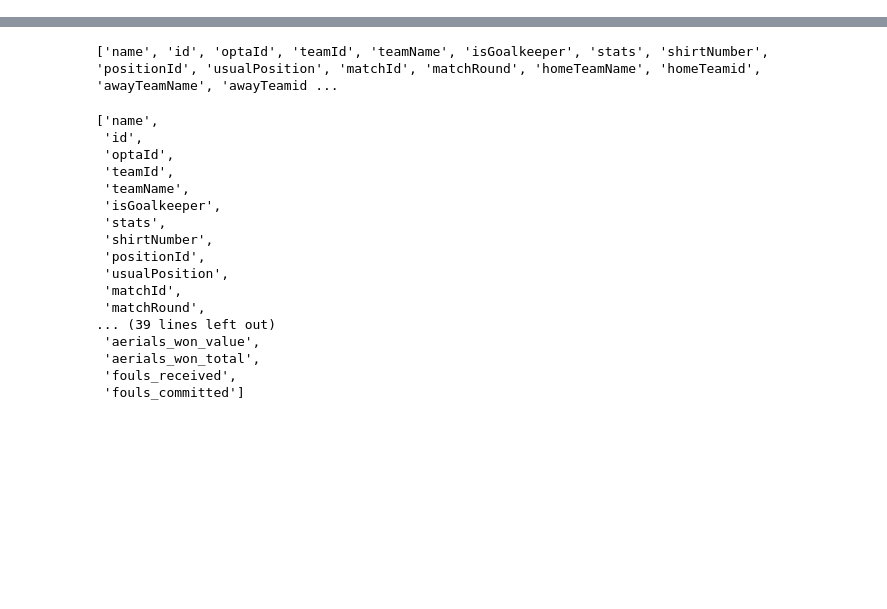
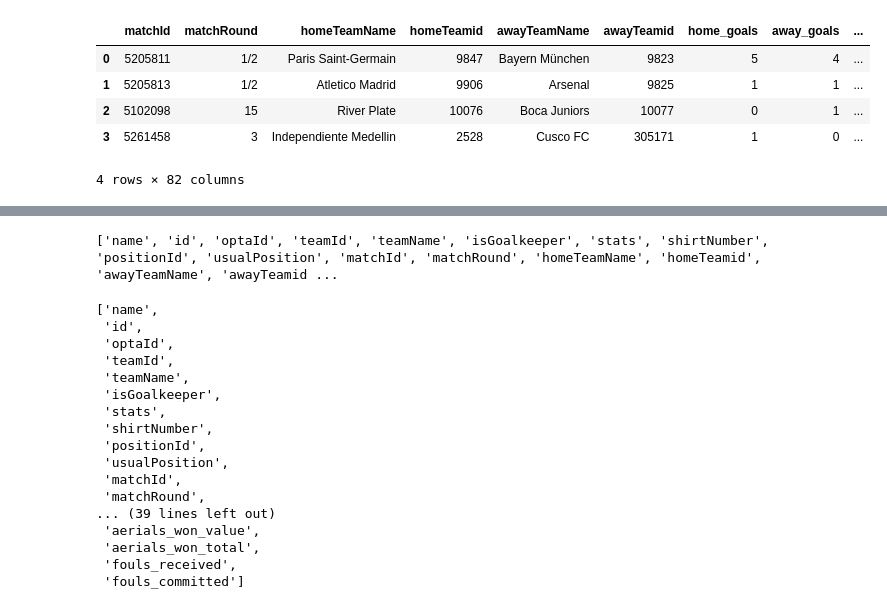
Before and after one commit to bolaxel/random-games, a Jupyter notebook: analysis.ipynb, the cells around one changed output, grey strips where cells are left out. Drawn from its saved outputs; the diff is of its cells as text; code cells hidden in the pictures; blank space fills up the shorter version.

```diff
--- a/analysis.ipynb
+++ b/analysis.ipynb
@@ -1,2 +1,5 @@
 # %%
 import pandas as pd
+# %%
+df = pd.read_csv(r'C:\Users\axel_\Documents\conda\random-games\matchStats\csv\fotmob_match_stats.csv')
+df
@@ -2,0 +12,3 @@ import pandas as pd
+# %%
+df1 = df.drop(index=3)
+df1
@@ -3,3 +21,13 @@ import pandas as pd
+# %%
+df1.to_csv(r'C:\Users\axel_\Documents\conda\random-games\matchStats\csv\fotmob_match_stats.csv', index=False)
+df
+# %% [output]
+|  | matchId | matchRound | homeTeamName | homeTeamid | awayTeamName | awayTeamid | home_goals | away_goals | ... |
+| 0 | 5205811 | 1/2 | Paris Saint-Germain | 9847 | Bayern München | 9823 | 5 | 4 | ... |
+| 1 | 5205813 | 1/2 | Atletico Madrid | 9906 | Arsenal | 9825 | 1 | 1 | ... |
+| 2 | 5102098 | 15 | River Plate | 10076 | Boca Juniors | 10077 | 0 | 1 | ... |
+| 3 | 5261458 | 3 | Independiente Medellin | 2528 | Cusco FC | 305171 | 1 | 0 | ... |
+4 rows × 82 columns
 # %%
 df = pd.read_csv(r'C:\Users\axel_\Documents\conda\random-games\playerStats\csv\arsenal-vs-atletico-madrid.csv')
 df.head()
```
Also changed, not shown: parts of 2 cells of this notebook, 4 other files.
